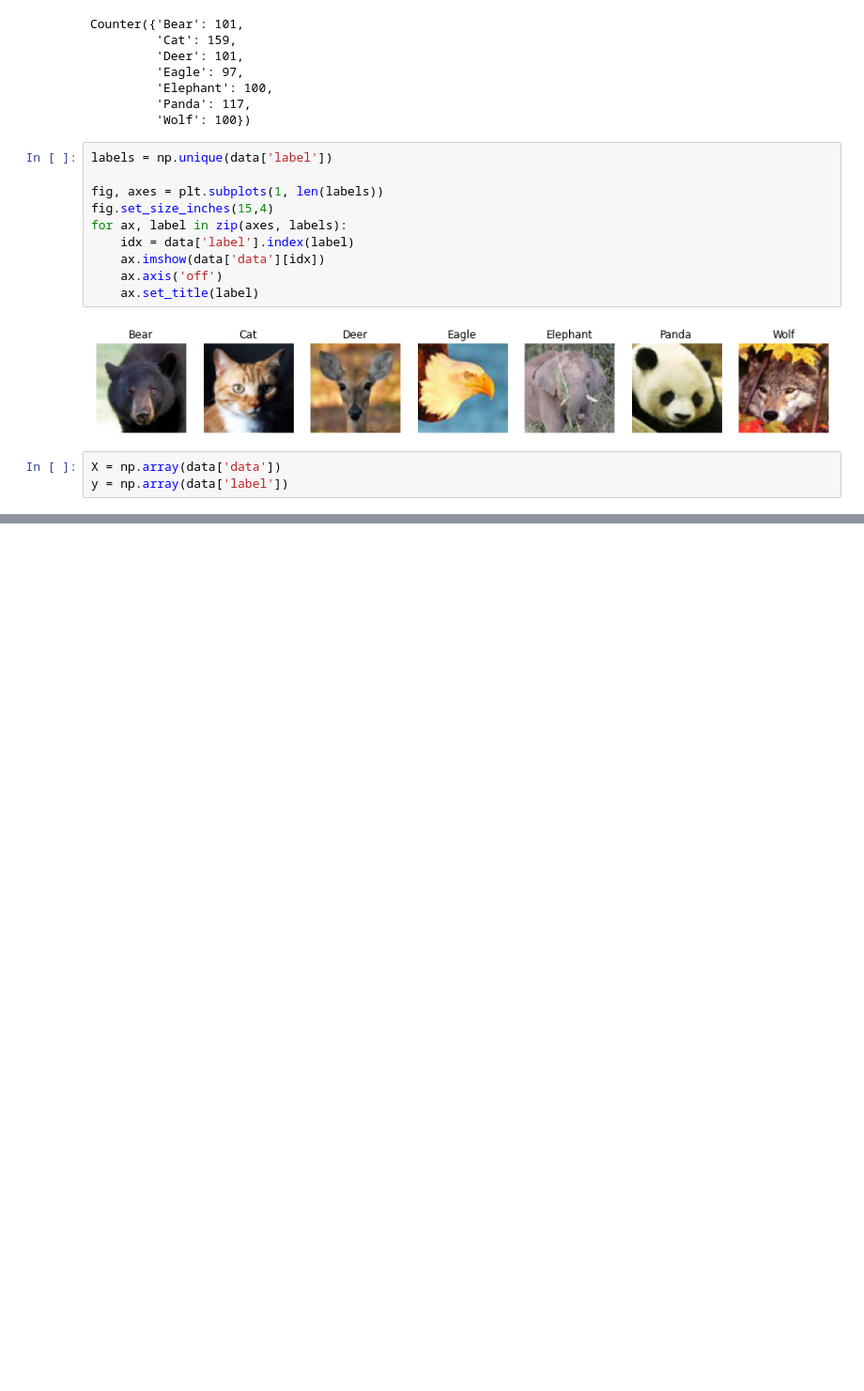
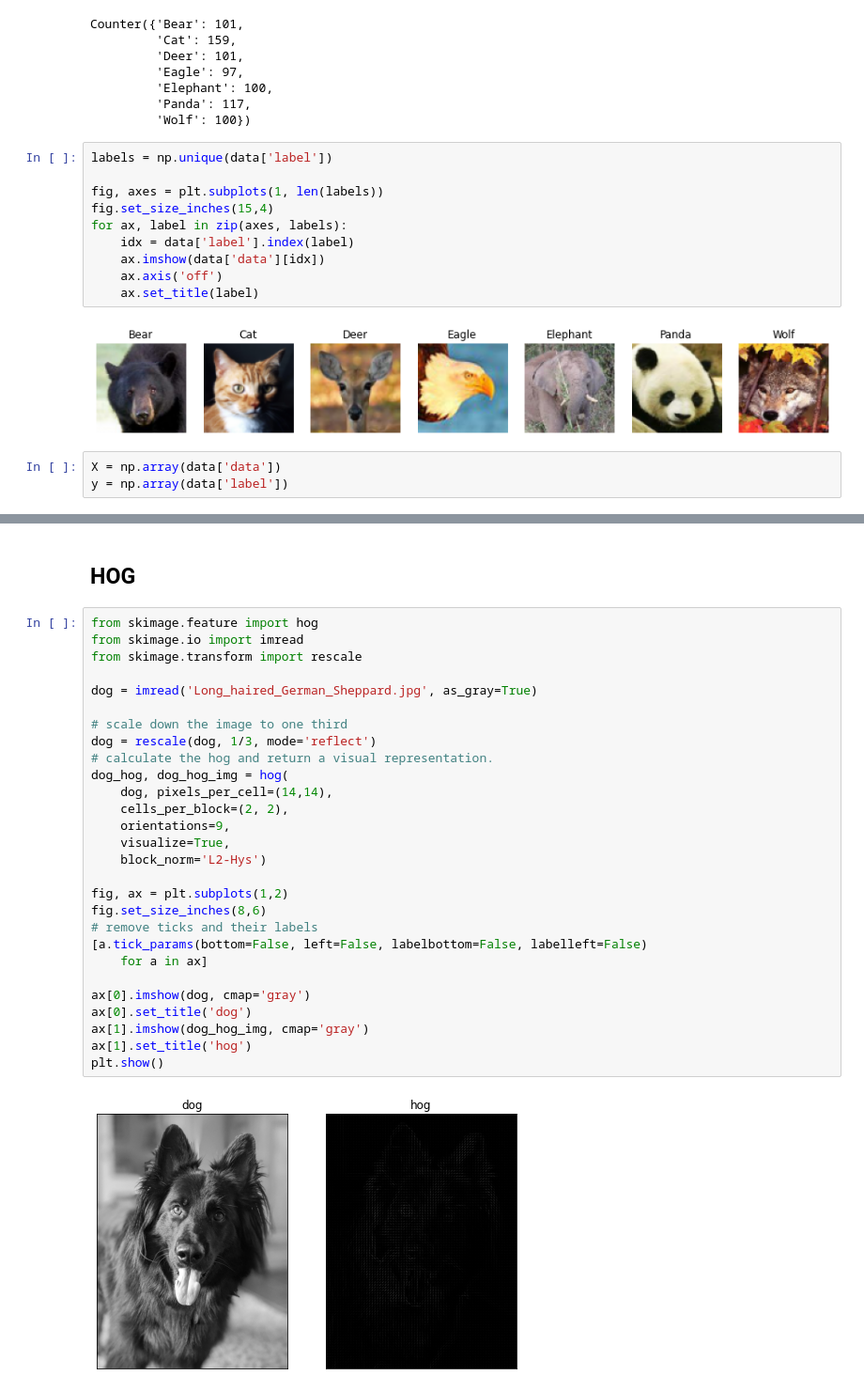
Before and after one commit to eltarr-kawther/classification-images, a Jupyter notebook: Face Detection.ipynb, the cells around one changed output, grey strips where cells are left out. Shown at 94% size. Drawn from its saved outputs; the diff is of its cells as text; blank space fills up the shorter version.

```diff
--- a/Face Detection.ipynb
+++ b/Face Detection.ipynb
@@ -133,0 +184,32 @@ y = np.array(data['label'])
+# %% [markdown]
+## HOG
+# %%
+from skimage.feature import hog
+from skimage.io import imread
+from skimage.transform import rescale
+
+dog = imread('Long_haired_German_Sheppard.jpg', as_gray=True)
+
+# scale down the image to one third
+dog = rescale(dog, 1/3, mode='reflect')
+# calculate the hog and return a visual representation.
+dog_hog, dog_hog_img = hog(
+    dog, pixels_per_cell=(14,14),
+    cells_per_block=(2, 2),
+    orientations=9,
+    visualize=True,
+    block_norm='L2-Hys')
+
+fig, ax = plt.subplots(1,2)
+fig.set_size_inches(8,6)
+# remove ticks and their labels
+[a.tick_params(bottom=False, left=False, labelbottom=False, labelleft=False)
+    for a in ax]
+
+ax[0].imshow(dog, cmap='gray')
+ax[0].set_title('dog')
+ax[1].imshow(dog_hog_img, cmap='gray')
+ax[1].set_title('hog')
+plt.show()
+# %% [output]
+[figure, added]
```
Also changed, not shown: parts of 4 cells of this notebook, 1 other file.
